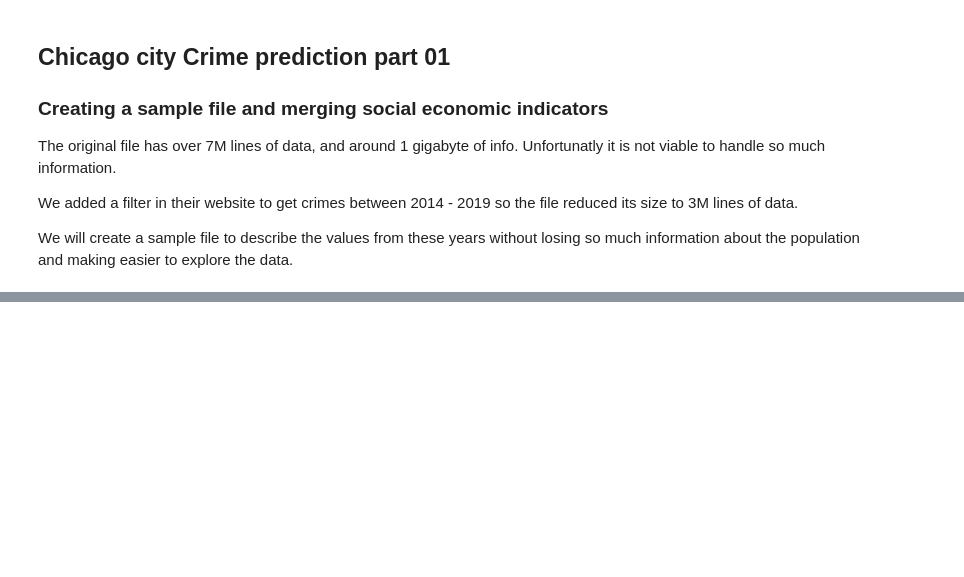
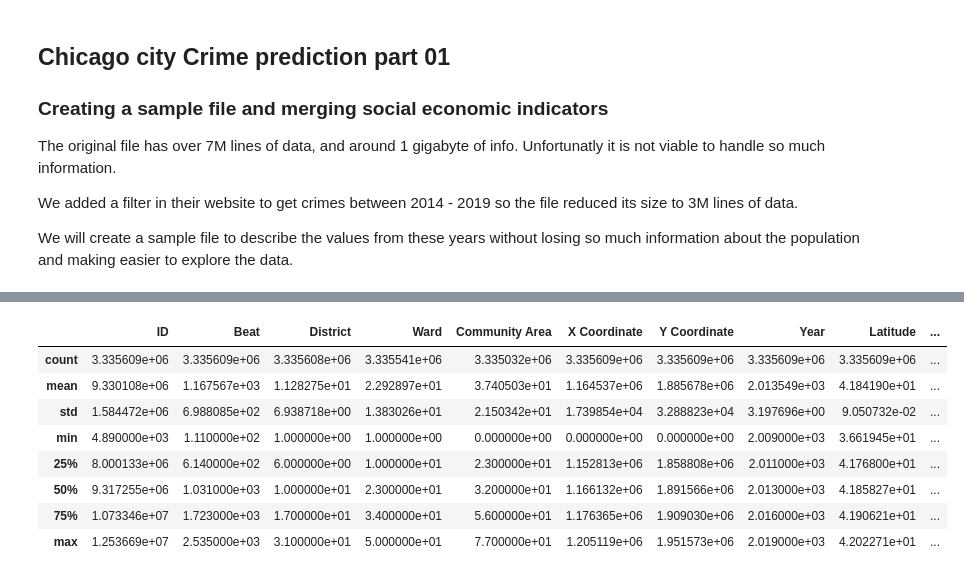
Before and after one commit to langulski/CrimePrediction, a Jupyter notebook: Sample and Data Cleaning_01.ipynb, the cells around one changed output, grey strips where cells are left out. Saved outputs shown, nothing was run; the diff lists cells and outputs as text; code cells hidden in the pictures; blank space fills up the shorter version.

```diff
--- a/Sample and Data Cleaning_01.ipynb
+++ b/Sample and Data Cleaning_01.ipynb
@@ -16,2 +71,4 @@ from random import sample
 # %%
 directory = open('directory.txt', 'r').read() #directory is in another HD
+# %%
+crime_population =  pd.read_csv(directory)
@@ -51,0 +127,12 @@ df.describe()
+# %%
+crime_population.describe() #ID COLUMNS CAN BE IGNORED
+# %% [output]
+|  | ID | Beat | District | Ward | Community Area | X Coordinate | Y Coordinate | Year | Latitude | ... |
+| count | 3.335609e+06 | 3.335609e+06 | 3.335608e+06 | 3.335541e+06 | 3.335032e+06 | 3.335609e+06 | 3.335609e+06 | 3.335609e+06 | 3.335609e+06 | ... |
+| mean | 9.330108e+06 | 1.167567e+03 | 1.128275e+01 | 2.292897e+01 | 3.740503e+01 | 1.164537e+06 | 1.885678e+06 | 2.013549e+03 | 4.184190e+01 | ... |
+| std | 1.584472e+06 | 6.988085e+02 | 6.938718e+00 | 1.383026e+01 | 2.150342e+01 | 1.739854e+04 | 3.288823e+04 | 3.197696e+00 | 9.050732e-02 | ... |
+| min | 4.890000e+03 | 1.110000e+02 | 1.000000e+00 | 1.000000e+00 | 0.000000e+00 | 0.000000e+00 | 0.000000e+00 | 2.009000e+03 | 3.661945e+01 | ... |
+| 25% | 8.000133e+06 | 6.140000e+02 | 6.000000e+00 | 1.000000e+01 | 2.300000e+01 | 1.152813e+06 | 1.858808e+06 | 2.011000e+03 | 4.176800e+01 | ... |
+| 50% | 9.317255e+06 | 1.031000e+03 | 1.000000e+01 | 2.300000e+01 | 3.200000e+01 | 1.166132e+06 | 1.891566e+06 | 2.013000e+03 | 4.185827e+01 | ... |
+| 75% | 1.073346e+07 | 1.723000e+03 | 1.700000e+01 | 3.400000e+01 | 5.600000e+01 | 1.176365e+06 | 1.909030e+06 | 2.016000e+03 | 4.190621e+01 | ... |
+| max | 1.253669e+07 | 2.535000e+03 | 3.100000e+01 | 5.000000e+01 | 7.700000e+01 | 1.205119e+06 | 1.951573e+06 | 2.019000e+03 | 4.202271e+01 | ... |
```
Also changed, not shown: parts of 34 cells of this notebook, 3 other files.
